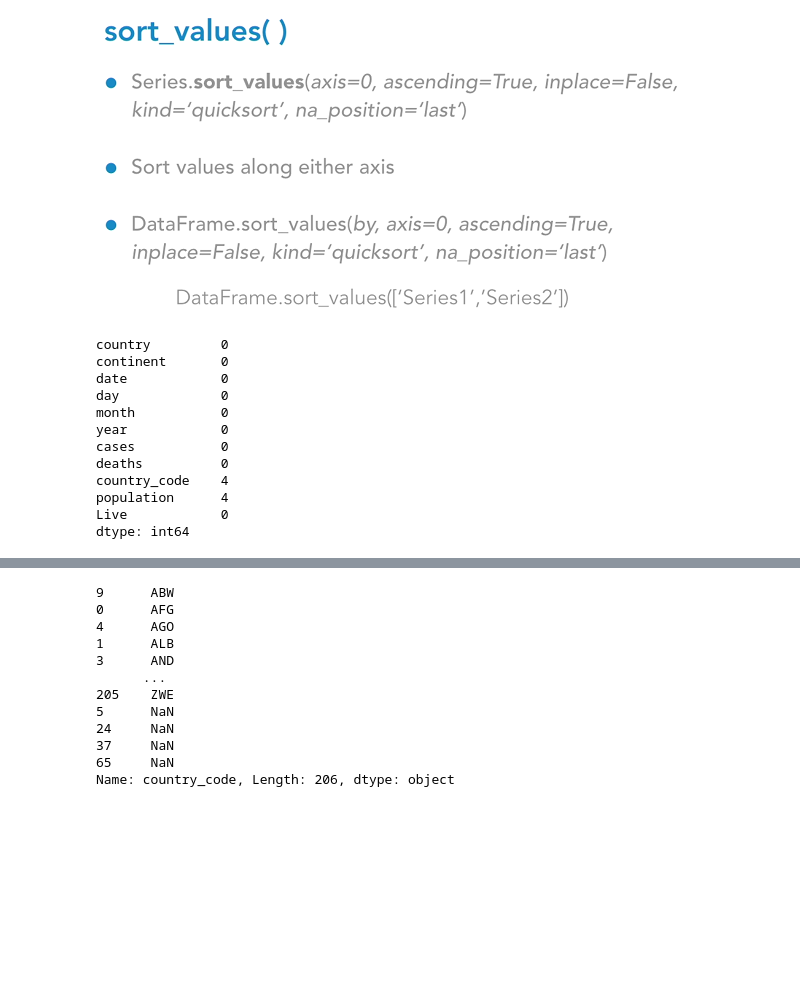
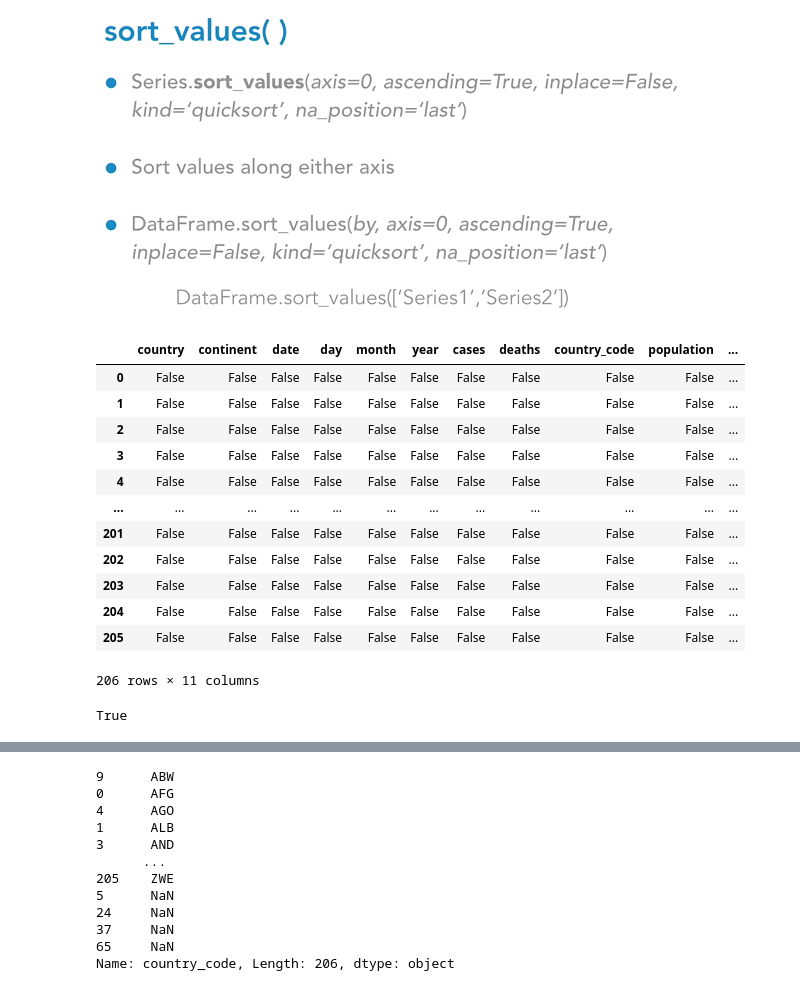
Before and after one commit to svkarthik86/Advanced-python, a Jupyter notebook: Pandas_DataFrame_Lec.ipynb, the cells around one changed output, grey strips where cells are left out. Saved outputs shown, nothing was run; the diff lists cells and outputs as text; code cells hidden in the pictures; blank space fills up the shorter version.

```diff
--- a/Pandas_DataFrame_Lec.ipynb
+++ b/Pandas_DataFrame_Lec.ipynb
@@ -1371,18 +1368,23 @@ Name: Gender, dtype: int64
 ## Using  sort_values()
 # %% [markdown]
 ![image.png](attachment:image.png)
+# %%
+covid_data.isna()
+# %% [output]
+|  | country | continent | date | day | month | year | cases | deaths | country_code | population | ... |
+| 0 | False | False | False | False | False | False | False | False | False | False | ... |
+| 1 | False | False | False | False | False | False | False | False | False | False | ... |
+| 2 | False | False | False | False | False | False | False | False | False | False | ... |
+| 3 | False | False | False | False | False | False | False | False | False | False | ... |
+| 4 | False | False | False | False | False | False | False | False | False | False | ... |
+| ... | ... | ... | ... | ... | ... | ... | ... | ... | ... | ... | ... |
+| 201 | False | False | False | False | False | False | False | False | False | False | ... |
+| 202 | False | False | False | False | False | False | False | False | False | False | ... |
+| 203 | False | False | False | False | False | False | False | False | False | False | ... |
+| 204 | False | False | False | False | False | False | False | False | False | False | ... |
+| 205 | False | False | False | False | False | False | False | False | False | False | ... |
+206 rows × 11 columns
 # %%
-covid_data.isna().sum()
+any(covid_data.isna())
 # %% [output]
-country         0
-continent       0
-date            0
-day             0
-month           0
-year            0
-cases           0
-deaths          0
-country_code    4
-population      4
-Live            0
-dtype: int64
+True
```
Also changed, not shown: parts of 164 cells of this notebook.
